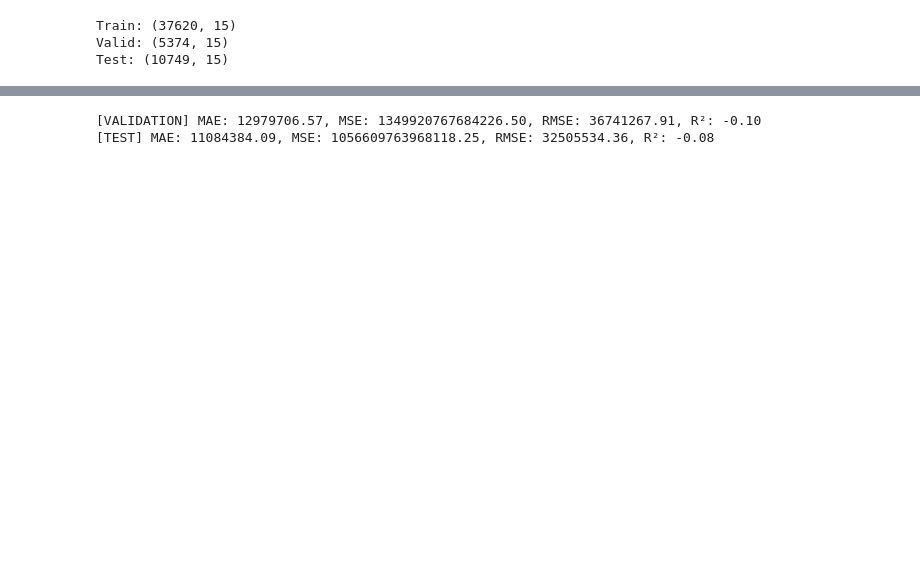
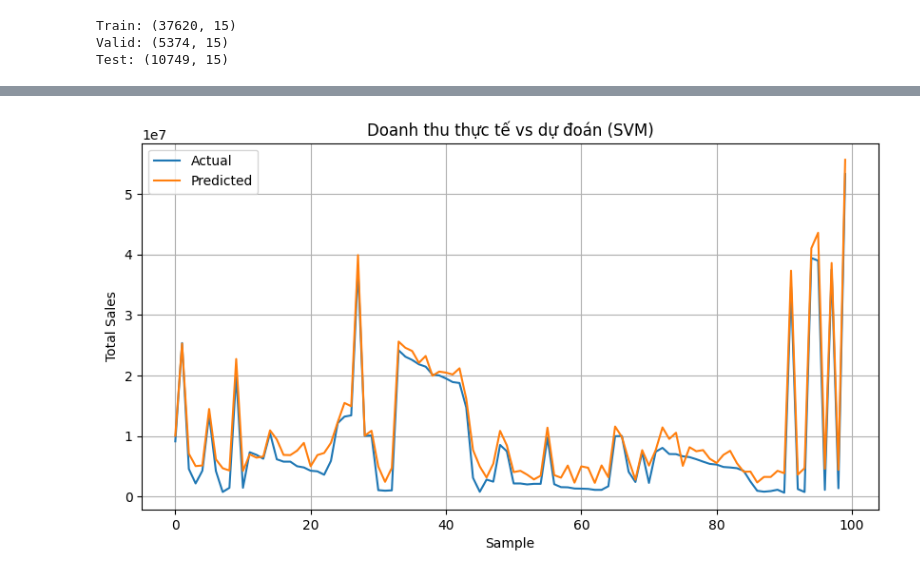
Before and after one commit to KieuOanhUIT/IS403.P23.OnlineSalesData, a Jupyter notebook: Model/SVM.ipynb, the cells around one changed output, grey strips where cells are left out. Drawn from its saved outputs; the diff is of its cells as text; code cells hidden in the pictures; blank space fills up the shorter version.

```diff
--- a/Model/SVM.ipynb
+++ b/Model/SVM.ipynb
@@ -17,10 +14,10 @@ class SafeLabelEncoder(LabelEncoder):
     def transform(self, values):
         return [np.where(self.classes_ == val)[0][0] if val in self.classes_ else -1 for val in values]
 # %%
-# Đọc dữ liệu
-train_df = pd.read_csv('../Dataset/712/train.csv')
-valid_df = pd.read_csv('../Dataset/712/validation.csv')
-test_df = pd.read_csv('../Dataset/712/test.csv')
+# 1. Đọc dữ liệu
+train_df = pd.read_csv("../Dataset/712/train.csv", parse_dates=["date"])
+valid_df = pd.read_csv("../Dataset/712/validation.csv", parse_dates=["date"])
+test_df = pd.read_csv("../Dataset/712/test.csv", parse_dates=["date"])
 
 print("Train:", train_df.shape)
 print("Valid:", valid_df.shape)
@@ -58,5 +55,4 @@ def preprocess(df, encoders=None, scaler=None, is_train=True):
 # %%
-# 3. Chuẩn hóa dữ liệu
-X_train, y_train, encoders, scaler = preprocess(train_df, is_train=True)
-X_valid, y_valid, _, _ = preprocess(valid_df, encoders, scaler, is_train=False)
-X_test, _, _, _ = preprocess(test_df, encoders, scaler, is_train=False)
+# 3. Khởi tạo và huấn luyện mô hình SVR
+svm_model = SVR(kernel='rbf', C=100, gamma=0.1, epsilon=0.1)
+svm_model.fit(X_train, y_train_scaled)
@@ -93,25 +83,14 @@ SVR()
 # %%
-val_preds = svm_model.predict(X_valid)
-val_mae = mean_absolute_error(y_valid, val_preds)
-val_mse = mean_squared_error(y_valid, val_preds)
-val_rmse = np.sqrt(val_mse)
-val_r2 = r2_score(y_valid, val_preds)
-
-print(f"[VALIDATION] MAE: {val_mae:.2f}, MSE: {val_mse:.2f}, RMSE: {val_rmse:.2f}, R²: {val_r2:.2f}")
-
-# Test
-test_preds = svm_model.predict(X_test)
-
-# Nếu test_df có cột 'total_sales' (dùng để tính test_true), còn không thì bỏ đánh giá test
-if 'total_sales' in test_df.columns:
-    test_true = test_df['total_sales'].values
-    test_mae = mean_absolute_error(test_true, test_preds)
-    test_mse = mean_squared_error(test_true, test_preds)
-    test_rmse = np.sqrt(test_mse)
-    test_r2 = r2_score(test_true, test_preds)
-
-    print(f"[TEST] MAE: {test_mae:.2f}, MSE: {test_mse:.2f}, RMSE: {test_rmse:.2f}, R²: {test_r2:.2f}")
+# 5. Vẽ biểu đồ Actual vs Predicted
+plt.figure(figsize=(10, 5))
+plt.plot(y_test_original[:100], label='Actual')
+plt.plot(test_preds[:100], label='Predicted')
+plt.legend()
+plt.title('Doanh thu thực tế vs dự đoán (SVM)')
+plt.xlabel('Sample')
+plt.ylabel('Total Sales')
+plt.grid(True)
+plt.show()
 # %% [output]
-[VALIDATION] MAE: 12979706.57, MSE: 1349920767684226.50, RMSE: 36741267.91, R²: -0.10
-[TEST] MAE: 11084384.09, MSE: 1056609763968118.25, RMSE: 32505534.36, R²: -0.08
+[figure, added]
 # %%
```
Also changed, not shown: parts of 6 cells of this notebook.
